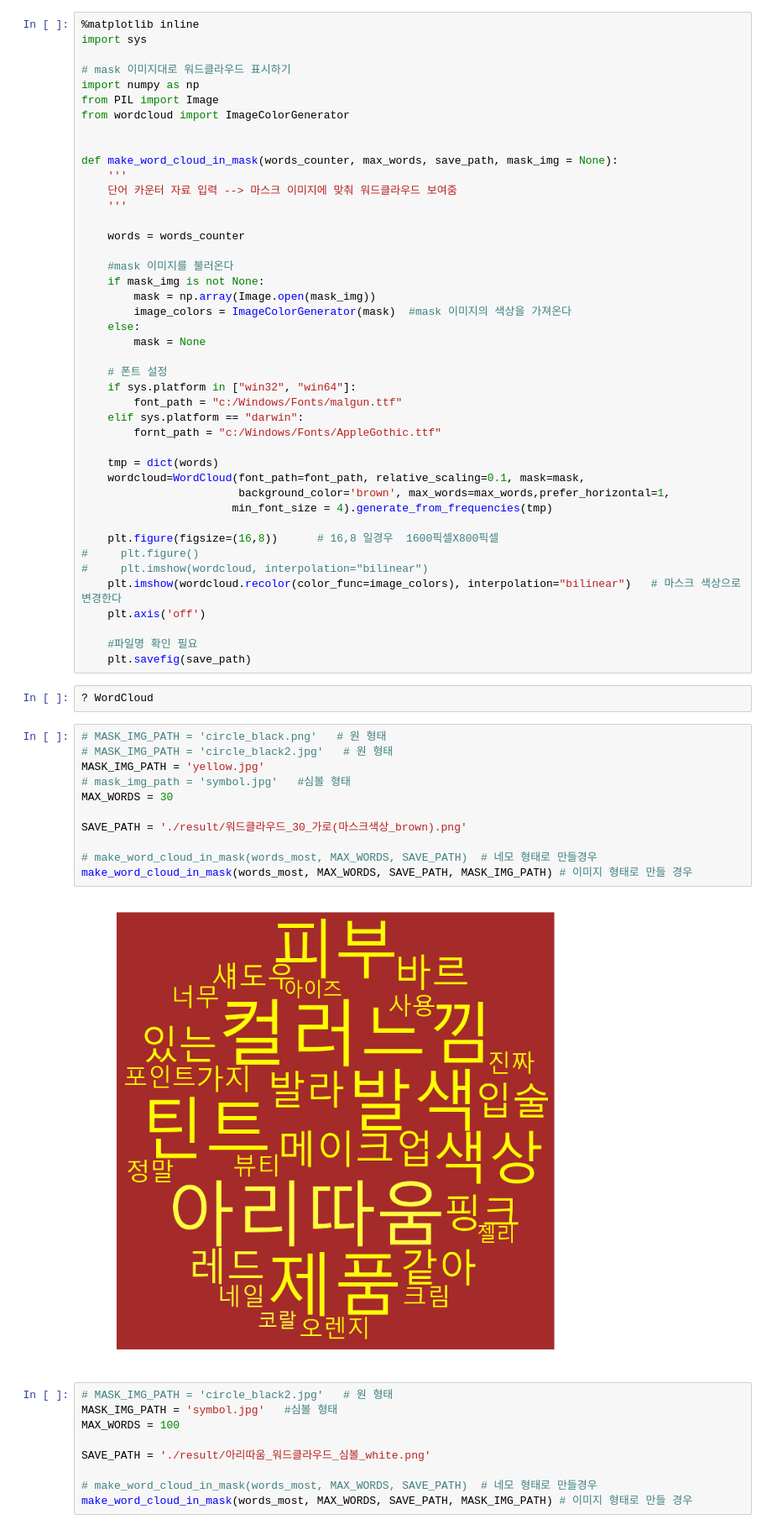
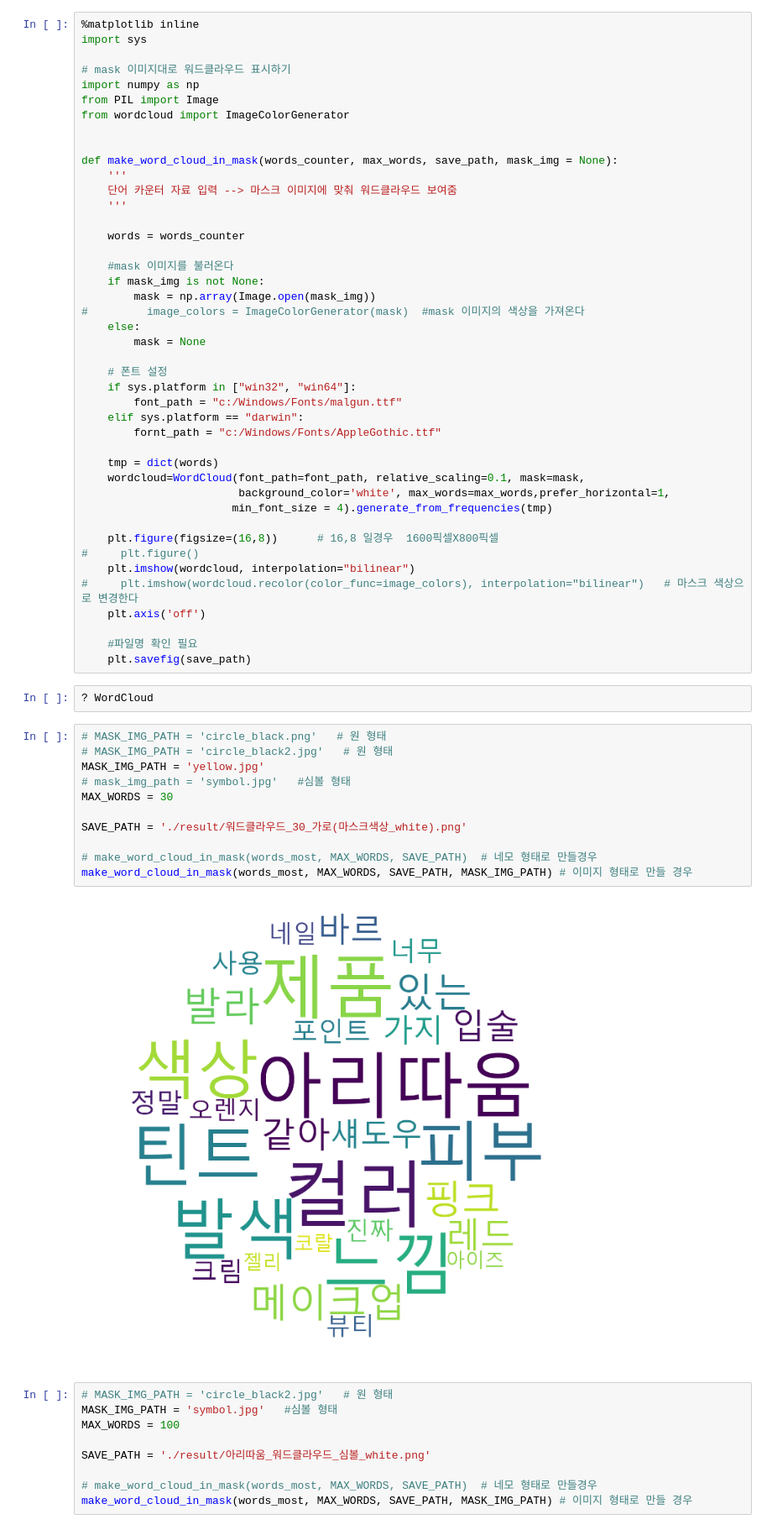
Before and after one commit to namsoojang/textmining, a Jupyter notebook: 네이버까페_아리따움/아리따움 워드클라우드&SNA.ipynb, the cells around one changed output. Shown: that part at 84% size. Cells and saved outputs as stored; diff of their text form.

```diff
--- a/네이버까페_아리따움/아리따움 워드클라우드&SNA.ipynb
+++ b/네이버까페_아리따움/아리따움 워드클라우드&SNA.ipynb
@@ -191,7 +191,7 @@ def make_word_cloud_in_mask(words_counter, max_words, save_path, mask_img = None
     #mask 이미지를 불러온다
     if mask_img is not None:
         mask = np.array(Image.open(mask_img))
-        image_colors = ImageColorGenerator(mask)  #mask 이미지의 색상을 가져온다
+#         image_colors = ImageColorGenerator(mask)  #mask 이미지의 색상을 가져온다
     else:
         mask = None
 
@@ -203,13 +203,13 @@ def make_word_cloud_in_mask(words_counter, max_words, save_path, mask_img = None
 
     tmp = dict(words)
     wordcloud=WordCloud(font_path=font_path, relative_scaling=0.1, mask=mask,
-                        background_color='brown', max_words=max_words,prefer_horizontal=1,
+                        background_color='white', max_words=max_words,prefer_horizontal=1,
                        min_font_size = 4).generate_from_frequencies(tmp)
 
     plt.figure(figsize=(16,8))      # 16,8 일경우  1600픽셀X800픽셀
 #     plt.figure()
-#     plt.imshow(wordcloud, interpolation="bilinear")
-    plt.imshow(wordcloud.recolor(color_func=image_colors), interpolation="bilinear")   # 마스크 색상으로 변경한다
+    plt.imshow(wordcloud, interpolation="bilinear")
+#     plt.imshow(wordcloud.recolor(color_func=image_colors), interpolation="bilinear")   # 마스크 색상으로 변경한다
     plt.axis('off')
 
     #파일명 확인 필요
@@ -219,16 +219,16 @@ def make_word_cloud_in_mask(words_counter, max_words, save_path, mask_img = None
 # %%
 # MASK_IMG_PATH = 'circle_black.png'   # 원 형태
 # MASK_IMG_PATH = 'circle_black2.jpg'   # 원 형태
 MASK_IMG_PATH = 'yellow.jpg'
 # mask_img_path = 'symbol.jpg'   #심볼 형태
 MAX_WORDS = 30
 
-SAVE_PATH = './result/워드클라우드_30_가로(마스크색상_brown).png'
+SAVE_PATH = './result/워드클라우드_30_가로(마스크색상_white).png'
 
 # make_word_cloud_in_mask(words_most, MAX_WORDS, SAVE_PATH)  # 네모 형태로 만들경우
 make_word_cloud_in_mask(words_most, MAX_WORDS, SAVE_PATH, MASK_IMG_PATH) # 이미지 형태로 만들 경우
 # %% [output]
-[figure, old version]
+[figure, new version]
 # %%
 # MASK_IMG_PATH = 'circle_black2.jpg'   # 원 형태
 MASK_IMG_PATH = 'symbol.jpg'   #심볼 형태
```
Also changed, not shown: 3 other files.
